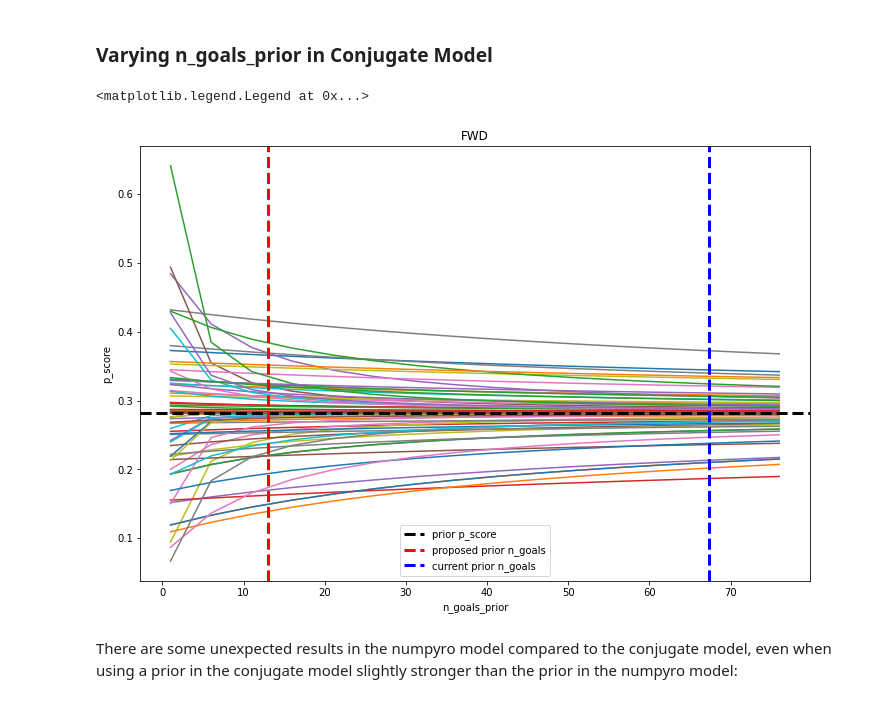
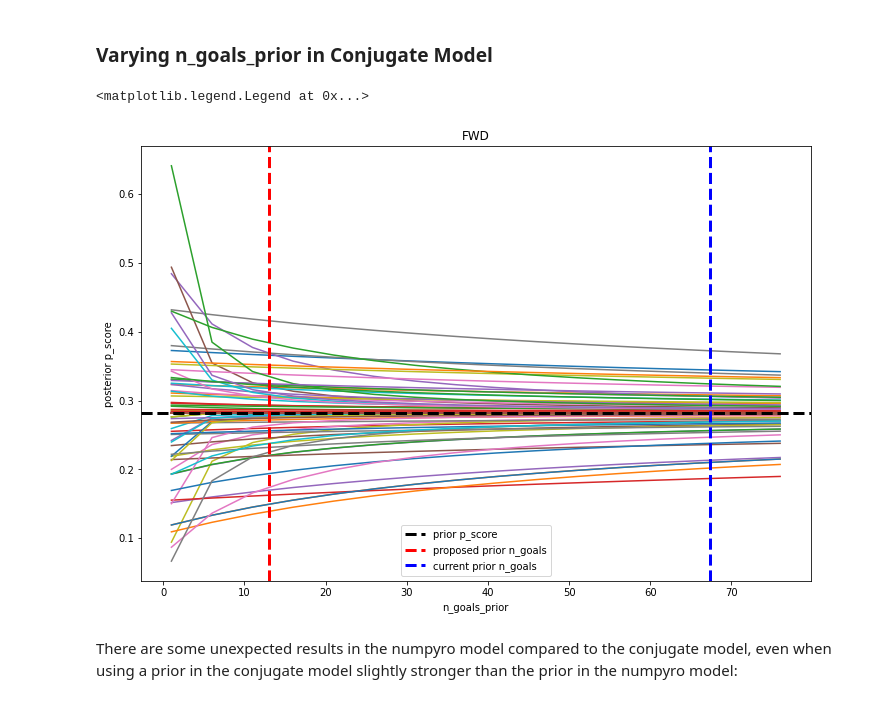
Before and after one commit to alan-turing-institute/AIrsenal, a Jupyter notebook: notebooks/conjugate_player_model.ipynb, the cells around one changed output. Drawn from its saved outputs; the diff is of its cells as text; code cells hidden in the pictures.

```diff
--- a/notebooks/conjugate_player_model.ipynb
+++ b/notebooks/conjugate_player_model.ipynb
@@ -389,34 +394,34 @@ for i, ng in enumerate(goals):
 # %%
 plt.figure(figsize=(12, 8))
 plt.plot(goals, prob_score)
 plt.axhline(
     conj_model_fwd.prior[0] / conj_model_fwd.prior.sum(),
     color="k",
     linewidth=3,
     linestyle="--",
     label="prior p_score"
 )
 plt.axvline(
     13,
     color="r",
     linewidth=3,
     linestyle="--",
     label="proposed prior n_goals",
 )
 plt.axvline(
     data_fwd["alpha"].sum(),
     color="b",
     linewidth=3,
     linestyle="--",
     label="current prior n_goals",
 )
 plt.xlabel("n_goals_prior")
-plt.ylabel("p_score")
+plt.ylabel("posterior p_score")
 plt.title("FWD")
 plt.legend()
 # %% [output]
 <matplotlib.legend.Legend at 0x...>
-[figure, old version]
+[figure, new version]
 # %% [markdown]
 There are some unexpected results in the numpyro model compared to the conjugate model, even when using a prior in the conjugate model slightly stronger than the prior in the numpyro model:
 # %%
```
Also changed, not shown: parts of 1 cell of this notebook, 2 other files.
